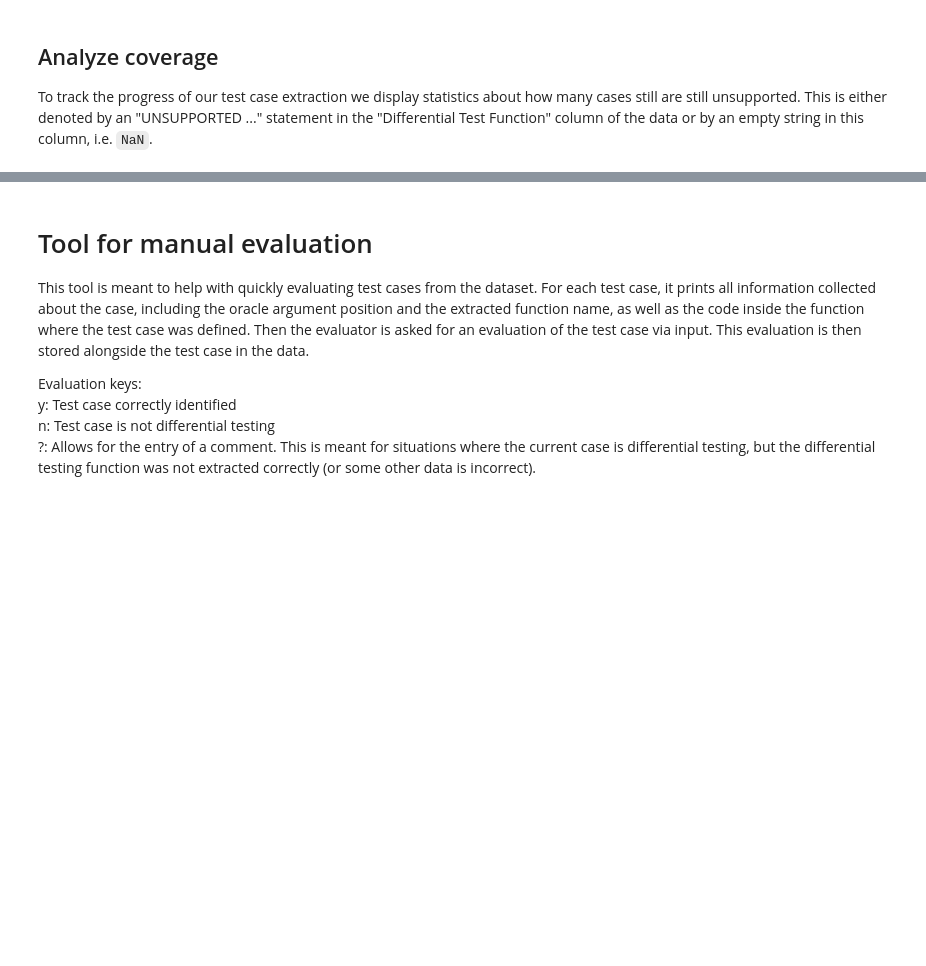
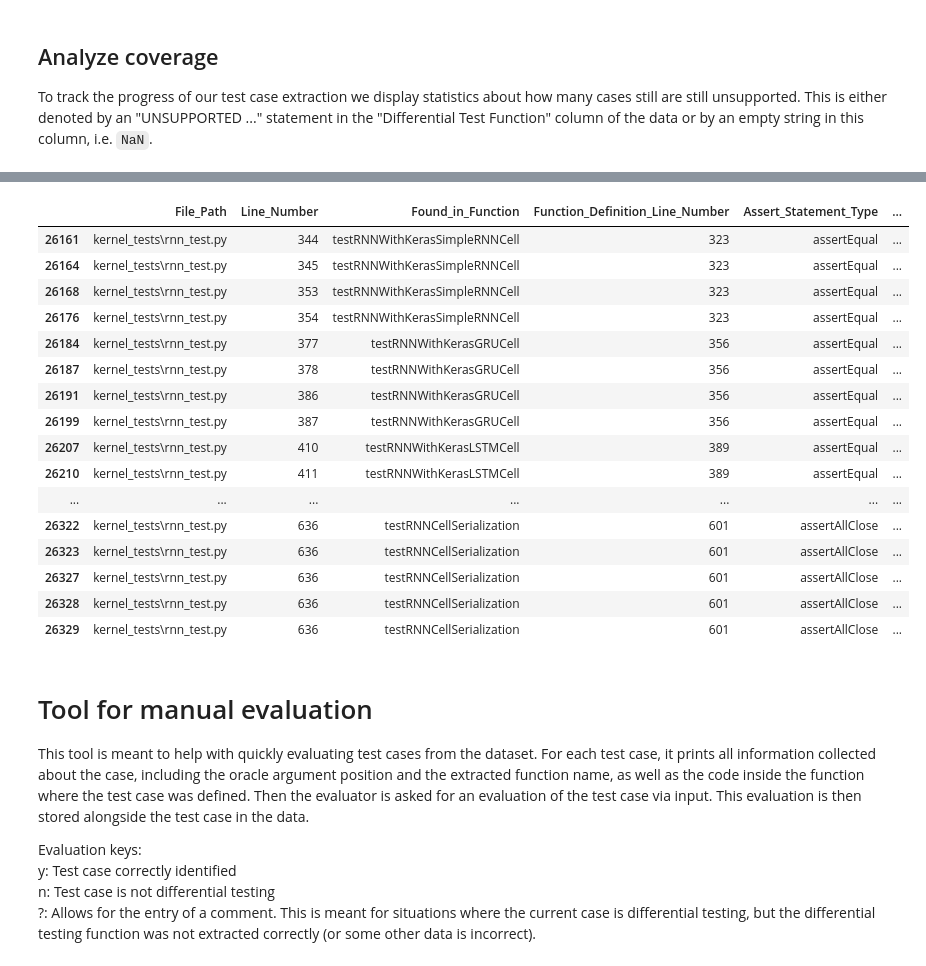
Before and after one commit to AlexanderProchnow/DLL_Testing_Tool, a Jupyter notebook: Code/1_Test_Case_Extraction_and_Analysis/2_Data_evaluation.ipynb, the cells around one changed output, grey strips where cells are left out. Saved outputs shown, nothing was run; the diff lists cells and outputs as text; code cells hidden in the pictures; blank space fills up the shorter version.

```diff
--- a/Code/1_Test_Case_Extraction_and_Analysis/2_Data_evaluation.ipynb
+++ b/Code/1_Test_Case_Extraction_and_Analysis/2_Data_evaluation.ipynb
@@ -41,3 +46,7 @@ df_tensorflow.head(10)
 | 7 | kernel_tests\array_ops_test.py | 226 | testEmptyInput1D | 219 | assertAllClose | ... |
 | 8 | kernel_tests\array_ops_test.py | 226 | testEmptyInput1D | 219 | assertAllClose | ... |
 | 9 | kernel_tests\array_ops_test.py | 1666 | testAxis | 1637 | assertAllClose | ... |
+# %%
+# import tensorflow 1.12.0 data and preview
+df_tensorflow_1_12_0 = pd.read_csv('extracted_data/tensorflow_1.12.0_data.csv')
+df_tensorflow_1_12_0.head(10)
@@ -90,6 +123,27 @@ not_covered_tensorflow[not_covered_tensorflow['Differential_Test_Function'].str.
 | 523 | kernel_tests\lookup_ops_test.py | 3550 | testMutableHashTableIntFloat | 3535 | assertAllClose | ... |
 | 914 | kernel_tests\tensor_array_ops_tes... | 1056 | _testWhileLoopWritePackGradients | 972 | assertAllClose | ... |
 | 915 | kernel_tests\tensor_array_ops_tes... | 1057 | _testWhileLoopWritePackGradients | 972 | assertAllClose | ... |
+# %%
+df_tensorflow_1_12_0[df_tensorflow_1_12_0['File_Path'].str.contains('rnn_test.py', na=False)]
+df_tensorflow_1_12_0[df_tensorflow_1_12_0['Differential_Test_Function'].str.contains('keras.', na=False) & df_tensorflow_1_12_0['File_Path'].str.contains('kernel_test', na=False)]
+# %% [output]
+|  | File_Path | Line_Number | Found_in_Function | Function_Definition_Line_Number | Assert_Statement_Type | ... |
+| 26161 | kernel_tests\rnn_test.py | 344 | testRNNWithKerasSimpleRNNCell | 323 | assertEqual | ... |
+| 26164 | kernel_tests\rnn_test.py | 345 | testRNNWithKerasSimpleRNNCell | 323 | assertEqual | ... |
+| 26168 | kernel_tests\rnn_test.py | 353 | testRNNWithKerasSimpleRNNCell | 323 | assertEqual | ... |
+| 26176 | kernel_tests\rnn_test.py | 354 | testRNNWithKerasSimpleRNNCell | 323 | assertEqual | ... |
+| 26184 | kernel_tests\rnn_test.py | 377 | testRNNWithKerasGRUCell | 356 | assertEqual | ... |
+| 26187 | kernel_tests\rnn_test.py | 378 | testRNNWithKerasGRUCell | 356 | assertEqual | ... |
+| 26191 | kernel_tests\rnn_test.py | 386 | testRNNWithKerasGRUCell | 356 | assertEqual | ... |
+| 26199 | kernel_tests\rnn_test.py | 387 | testRNNWithKerasGRUCell | 356 | assertEqual | ... |
+| 26207 | kernel_tests\rnn_test.py | 410 | testRNNWithKerasLSTMCell | 389 | assertEqual | ... |
+| 26210 | kernel_tests\rnn_test.py | 411 | testRNNWithKerasLSTMCell | 389 | assertEqual | ... |
+| ... | ... | ... | ... | ... | ... | ... |
+| 26322 | kernel_tests\rnn_test.py | 636 | testRNNCellSerialization | 601 | assertAllClose | ... |
+| 26323 | kernel_tests\rnn_test.py | 636 | testRNNCellSerialization | 601 | assertAllClose | ... |
+| 26327 | kernel_tests\rnn_test.py | 636 | testRNNCellSerialization | 601 | assertAllClose | ... |
+| 26328 | kernel_tests\rnn_test.py | 636 | testRNNCellSerialization | 601 | assertAllClose | ... |
+| 26329 | kernel_tests\rnn_test.py | 636 | testRNNCellSerialization | 601 | assertAllClose | ... |
 # %% [markdown]
 # Tool for manual evaluation
 
```
Also changed, not shown: parts of 7 cells of this notebook, 4 other files.
